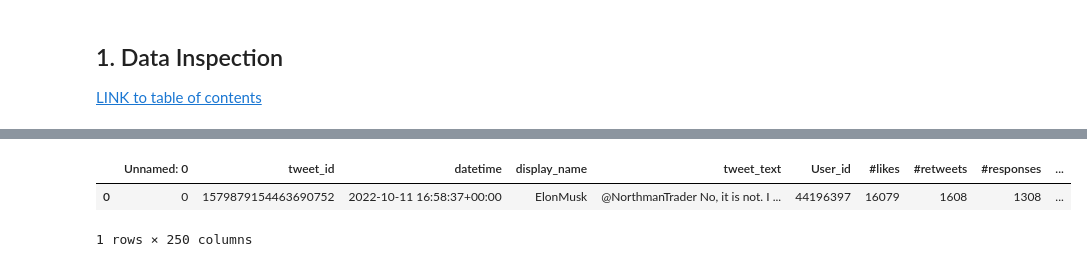
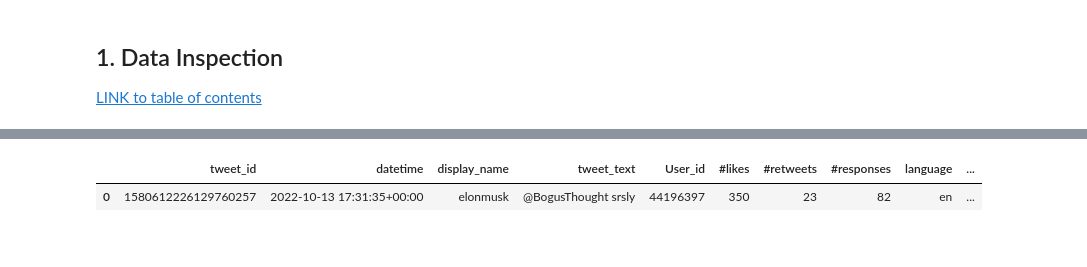
Before and after one commit to Ioana-P/twitter_topic_and_sentiment_tracking, a Jupyter notebook: 4. data_cleaning.ipynb, the cells around one changed output, grey strips where cells are left out. Cells and saved outputs as stored; diff of their text form; code cells hidden in the pictures.

```diff
--- a/4. data_cleaning.ipynb
+++ b/4. data_cleaning.ipynb
@@ -54,9 +102,9 @@ feats_df.to_csv('data/clean/features/count_vect_feats.csv')
 # %%
-clean_display = clean[cols[1:start_cvt_feats]]
-clean_display.to_csv('data/clean/clean_display_data.csv')
+
+# clean_display.to_csv('data/clean/clean_display_data.csv')
+clean_display= pd.read_csv('data/clean/clean_display_data.csv')
 # %%
-clean.head(1)
+clean_display.head(1)
 # %% [output]
-|  | Unnamed: 0 | tweet_id | datetime | display_name | tweet_text | User_id | #likes | #retweets | #responses | ... |
-| 0 | 0 | 1579879154463690752 | 2022-10-11 16:58:37+00:00 | ElonMusk | @NorthmanTrader No, it is not. I ... | 44196397 | 16079 | 1608 | 1308 | ... |
+|  | tweet_id | datetime | display_name | tweet_text | User_id | #likes | #retweets | #responses | language | ... |
+| 0 | 1580612226129760257 | 2022-10-13 17:31:35+00:00 | elonmusk | @BogusThought srsly | 44196397 | 350 | 23 | 82 | en | ... |
-1 rows × 250 columns
```
Also changed, not shown: parts of 63 cells of this notebook, 8 other files.
